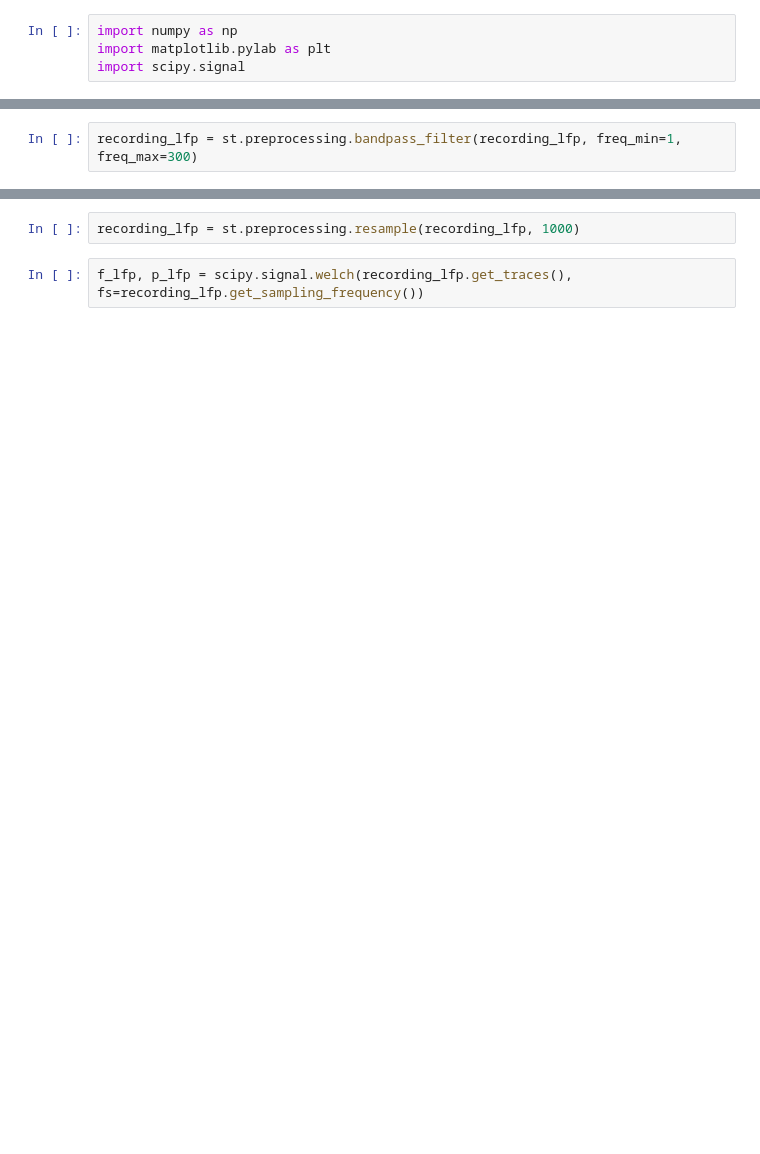
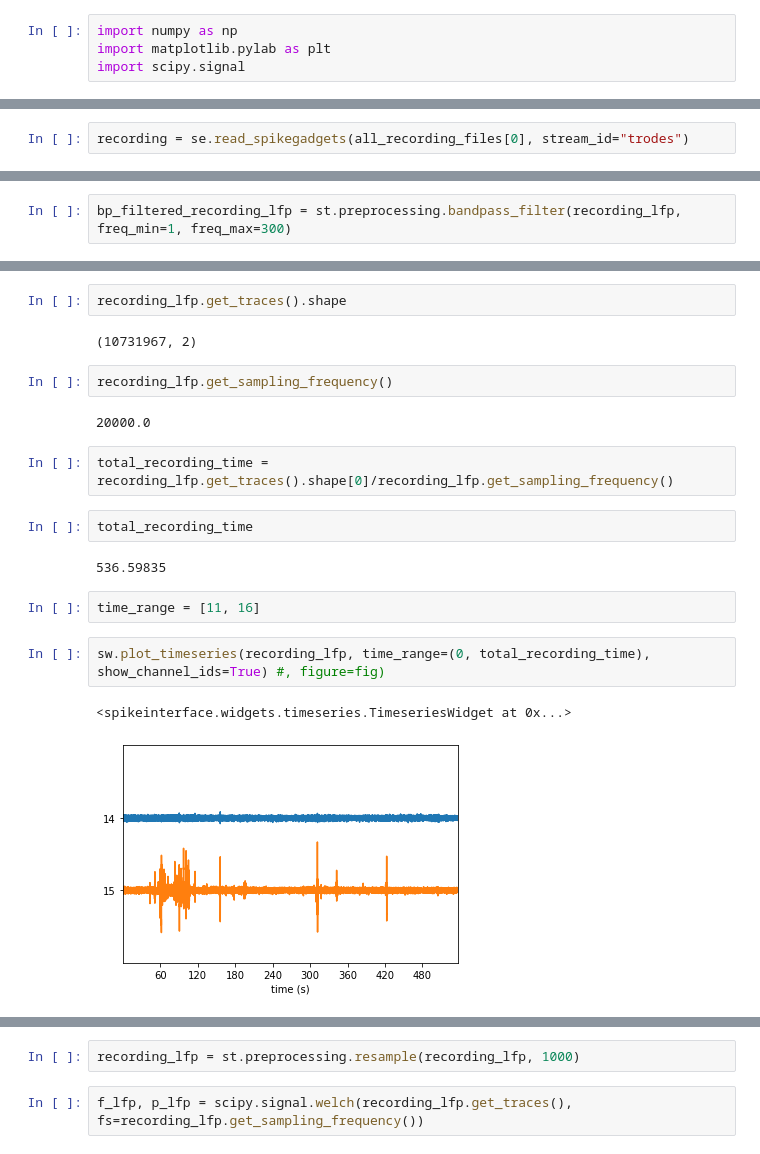
Before and after one commit to padillacoreanolab/spike_gadgets_repo, a Jupyter notebook: results/2022_09_16_medpc_box_tweaking/01_reading_in_recording.ipynb, the cells around one changed output, grey strips where cells are left out. Drawn from its saved outputs; the diff is of its cells as text; blank space fills up the shorter version.

Commit message:
nb: start plot LFP

```diff
--- a/results/2022_09_16_medpc_box_tweaking/01_reading_in_recording.ipynb
+++ b/results/2022_09_16_medpc_box_tweaking/01_reading_in_recording.ipynb
@@ -506,0 +509,2 @@ import scipy.signal
+# %%
+recording = se.read_spikegadgets(all_recording_files[0], stream_id="trodes")
@@ -511,2 +520,2 @@ AssertionError: channel ids are not all in parents
 # %%
-recording_lfp = st.preprocessing.bandpass_filter(recording_lfp, freq_min=1, freq_max=300)
+bp_filtered_recording_lfp = st.preprocessing.bandpass_filter(recording_lfp, freq_min=1, freq_max=300)
@@ -512,0 +545,21 @@ recording_lfp = st.preprocessing.bandpass_filter(recording_lfp, freq_min=1, freq
+# %%
+recording_lfp.get_traces().shape
+# %% [output]
+(10731967, 2)
+# %%
+recording_lfp.get_sampling_frequency()
+# %% [output]
+20000.0
+# %%
+total_recording_time = recording_lfp.get_traces().shape[0]/recording_lfp.get_sampling_frequency()
+# %%
+total_recording_time
+# %% [output]
+536.59835
+# %%
+time_range = [11, 16]
+# %%
+sw.plot_timeseries(recording_lfp, time_range=(0, total_recording_time), show_channel_ids=True) #, figure=fig)
+# %% [output]
+<spikeinterface.widgets.timeseries.TimeseriesWidget at 0x...>
+[figure, added]
```
Also changed, not shown: parts of 58 cells of this notebook.
